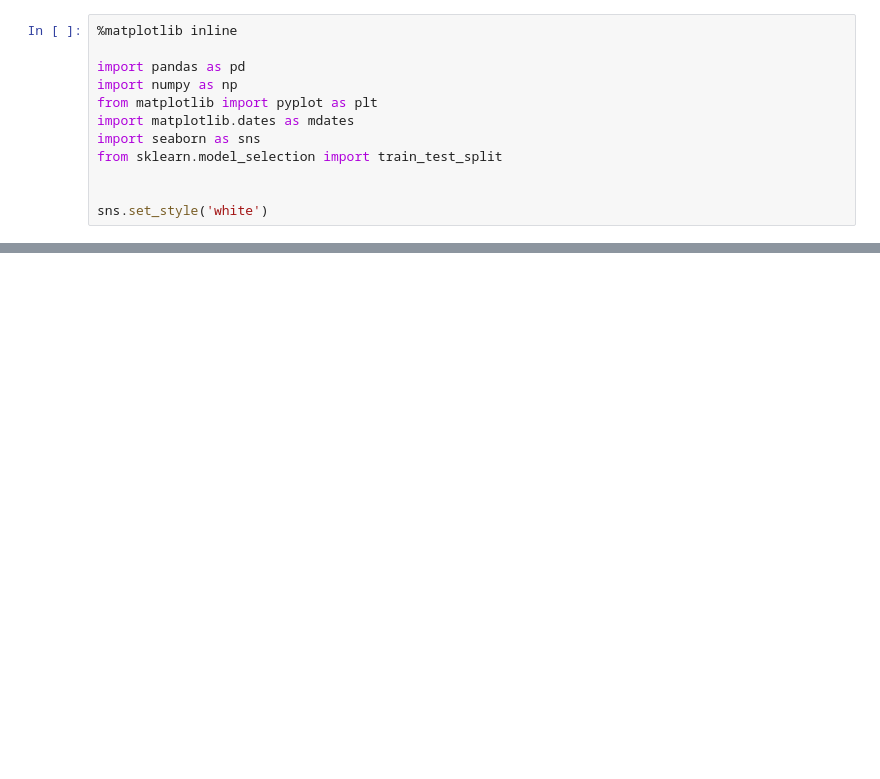
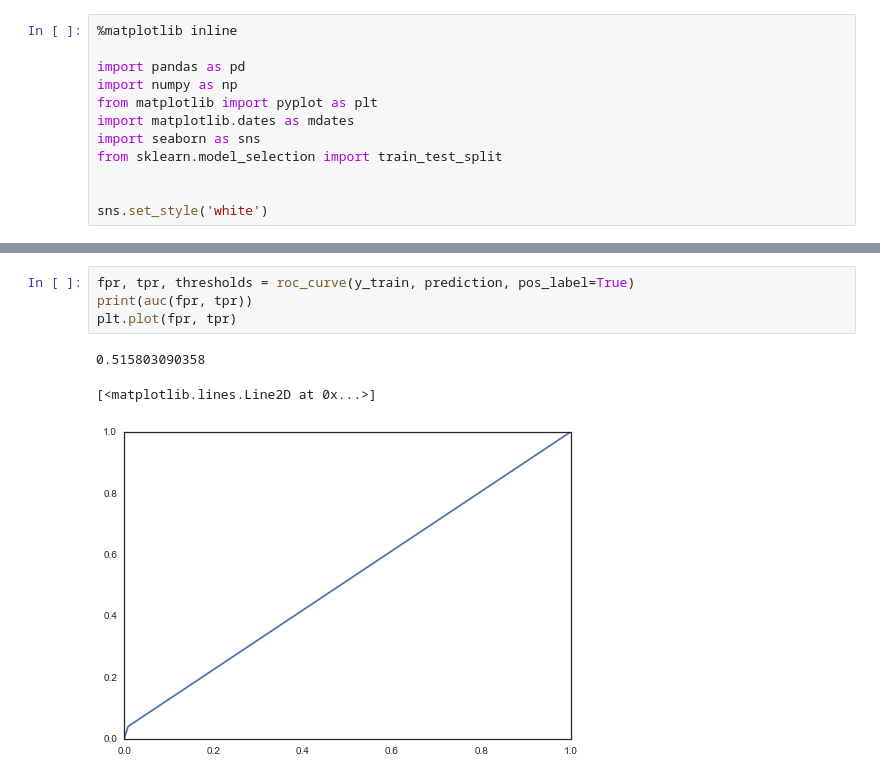
Before and after one commit to RoebideBruijn/datascience-intensive-course, a Jupyter notebook: project/notebooks/lending-club-prediction.ipynb, the cells around one changed output, grey strips where cells are left out. Saved outputs shown, nothing was run; the diff lists cells and outputs as text; blank space fills up the shorter version.

```diff
--- a/project/notebooks/lending-club-prediction.ipynb
+++ b/project/notebooks/lending-club-prediction.ipynb
@@ -314,0 +244,8 @@ for i in range(0,new_X.shape[1]):
+# %%
+fpr, tpr, thresholds = roc_curve(y_train, prediction, pos_label=True)
+print(auc(fpr, tpr))
+plt.plot(fpr, tpr)
+# %% [output]
+0.515803090358
+[<matplotlib.lines.Line2D at 0x...>]
+[figure, added]
```
Also changed, not shown: parts of 81 cells of this notebook.
